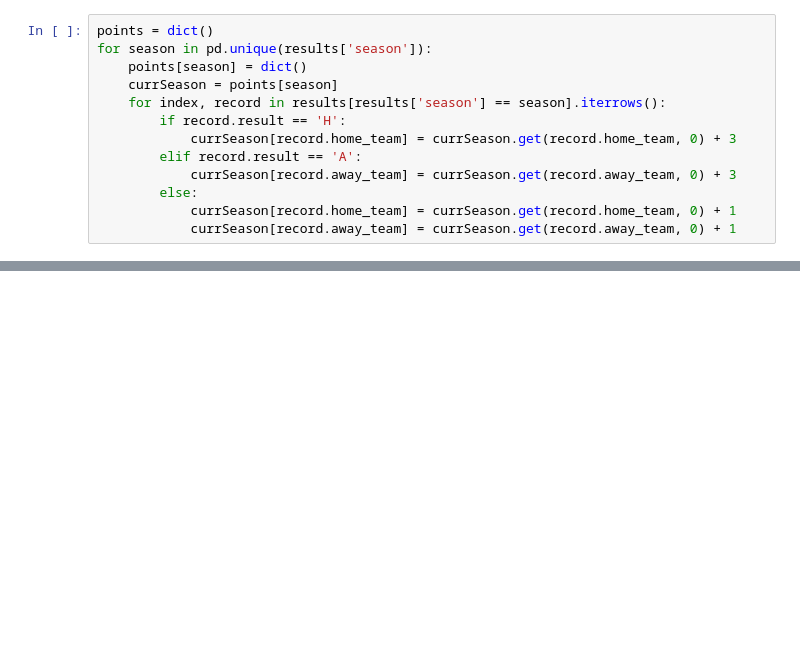
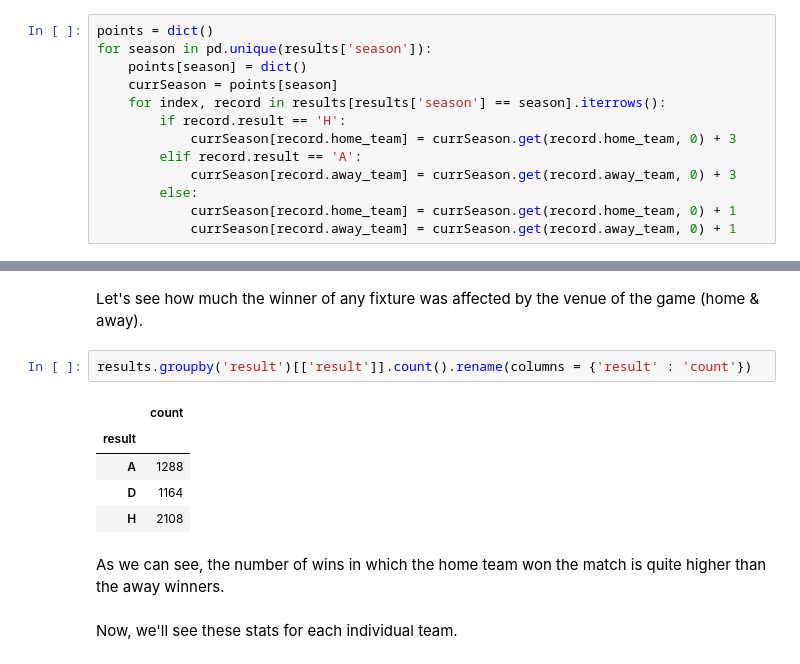
Before and after one commit to kaushik7kk/Premier-League-Analysis, a Jupyter notebook: Premier_League_Analysis.ipynb, the cells around one changed output, grey strips where cells are left out. Drawn from its saved outputs; the diff is of its cells as text; blank space fills up the shorter version.

Commit message:
result-wise vis

```diff
--- a/Premier_League_Analysis.ipynb
+++ b/Premier_League_Analysis.ipynb
@@ -470,0 +479,14 @@ pTable
+# %% [markdown]
+Let's see how much the winner of any fixture was affected by the venue of the game (home & away).
+# %%
+results.groupby('result')[['result']].count().rename(columns = {'result' : 'count'})
+# %% [output]
+|  | count |
+| result |  |
+| A | 1288 |
+| D | 1164 |
+| H | 2108 |
+# %% [markdown]
+As we can see, the number of wins in which the home team won the match is quite higher than the away winners.
+<br><br>
+Now, we'll see these stats for each individual team.
```
Also changed, not shown: parts of 4 cells of this notebook.
